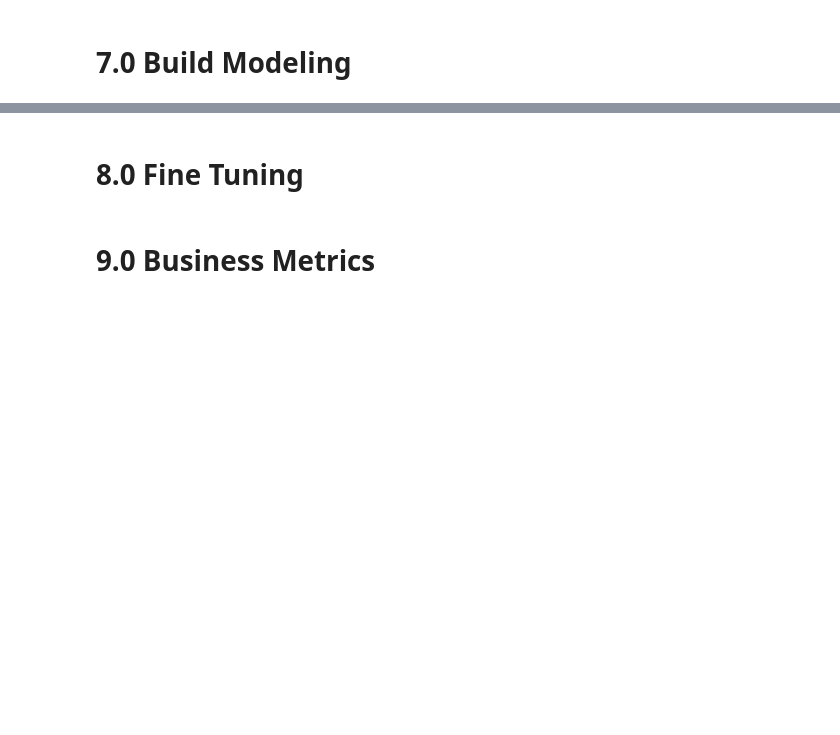
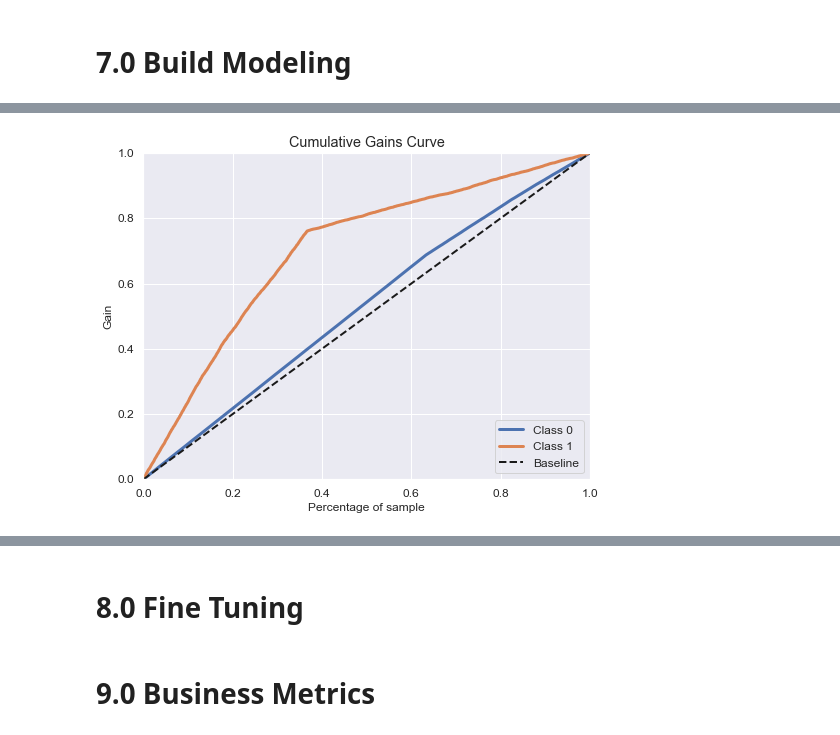
Before and after one commit to KaissonFerreira/health_insurance_cross_sell, a Jupyter notebook: notebooks/1.0-kf-ciclo01.ipynb, the cells around one changed output, grey strips where cells are left out. Cells and saved outputs as stored; diff of their text form; code cells hidden in the pictures; blank space fills up the shorter version.

```diff
--- a/notebooks/1.0-kf-ciclo01.ipynb
+++ b/notebooks/1.0-kf-ciclo01.ipynb
@@ -531,0 +665,14 @@ df5['Region_Code'] = df5['Region_Code'].map(fe_region_code)
+# %%
+# model definition
+knn_model = nh.KNeighborsClassifier( n_neighbors=5 )
+
+# model training
+knn_model.fit( x_train, y_train )
+
+# model prediction
+yhat_knn = knn_model.predict_proba( x_val )
+# %%
+# Accumulative Gain
+skplt.metrics.plot_cumulative_gain( y_val, yhat_knn );
+# %% [output]
+[figure, added]
```
Also changed, not shown: parts of 37 cells of this notebook.
